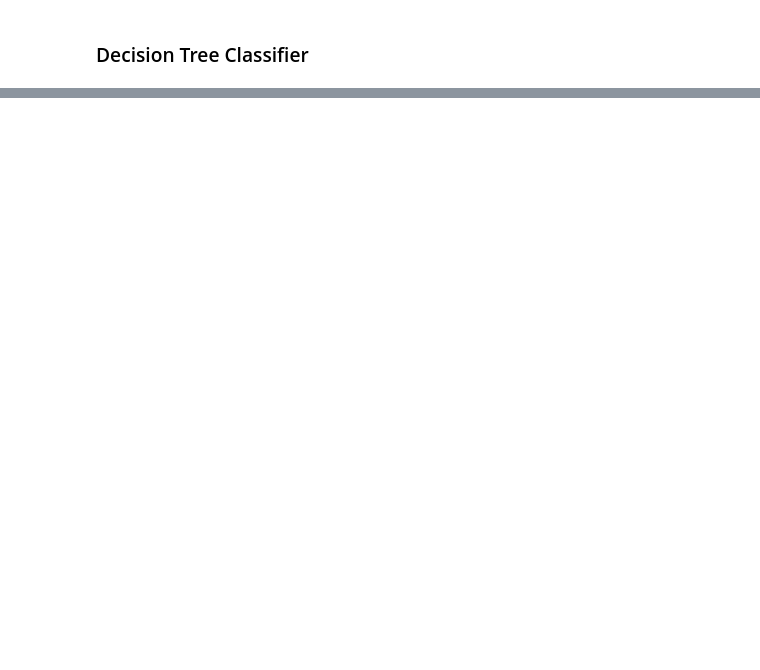
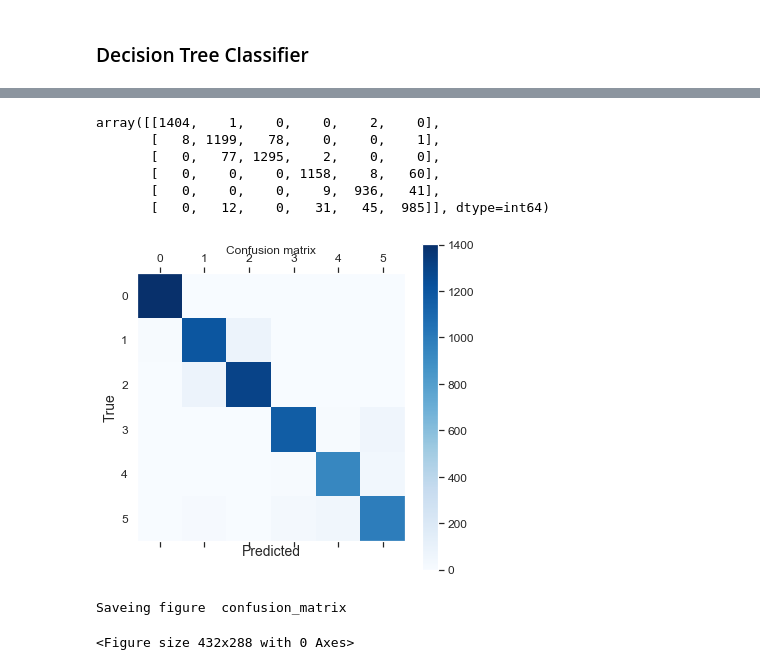
Before and after one commit to milankerek/Human-Activity-Recognition, a Jupyter notebook: human_activity_recognition.ipynb, the cells around one changed output, grey strips where cells are left out. Saved outputs shown, nothing was run; the diff lists cells and outputs as text; code cells hidden in the pictures; blank space fills up the shorter version.

```diff
--- a/human_activity_recognition.ipynb
+++ b/human_activity_recognition.ipynb
@@ -442,0 +531,44 @@ ml_models.sort_values(by="Cross-Validation Score", ascending=False)
+# %%
+from sklearn.metrics import confusion_matrix
+
+conf_mx = confusion_matrix(y_train, train_predictions_linear_svc)
+conf_mx
+# df_train["Activity"].value_counts()
+# %% [output]
+array([[1404,    1,    0,    0,    2,    0],
+       [   8, 1199,   78,    0,    0,    1],
+       [   0,   77, 1295,    2,    0,    0],
+       [   0,    0,    0, 1158,    8,   60],
+       [   0,    0,    0,    9,  936,   41],
+       [   0,   12,    0,   31,   45,  985]], dtype=int64)
+# %%
+def plot_confusion_matrix(matrix, title="Confusion matrix", labels=None, cmap=plt.cm.Blues):
+    """
+    :: param_matrix = confusion matrix
+    :: param_title = title of confusion matrix plot
+    :: param_verbose = display data type for ach column
+    :: param_cmap = color map scheme
+    """
+    fig = plt.figure(figsize=(6,6))
+    ax = fig.add_subplot(111)
+    cax = ax.matshow(matrix, cmap=plt.cm.Blues)
+    fig.colorbar(cax)
+    if labels:
+        ax.set_xticklabels([''] + labels)
+        ax.set_yticklabels([''] + labels)
+
+    ax.xaxis.set_major_locator(ticker.MultipleLocator(1))
+    ax.yaxis.set_major_locator(ticker.MultipleLocator(1))
+
+    plt.xlabel('Predicted')
+    plt.ylabel('True')
+    plt.title(title)
+    plt.grid(False)
+    plt.show()
+    save_fig("confusion_matrix", tight_layout=False)
+
+plot_confusion_matrix(conf_mx)
+# %% [output]
+[figure, added]
+Saveing figure  confusion_matrix
+<Figure size 432x288 with 0 Axes>
```
Also changed, not shown: parts of 17 cells of this notebook, 3 other files.
